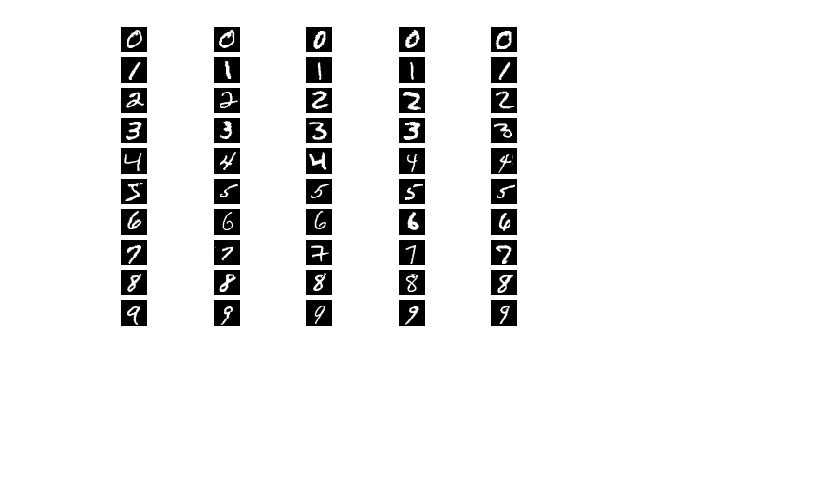
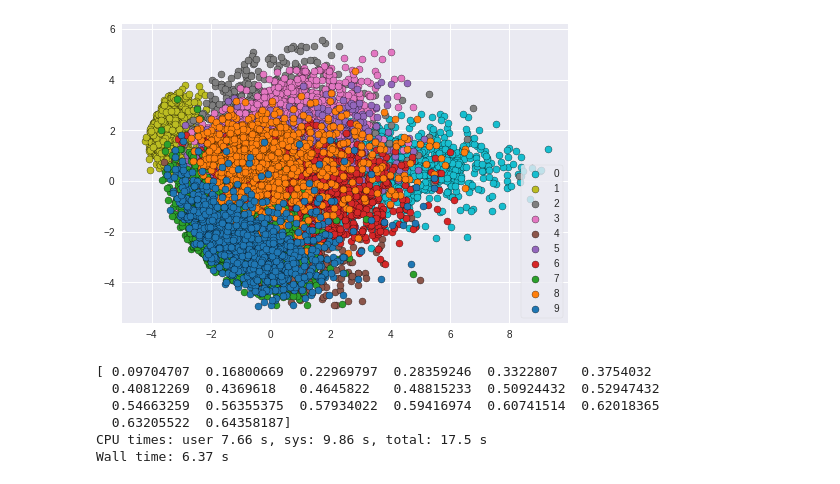
Before and after one commit to amoshyc/ccu-multimedia, a Jupyter notebook: hw2/main.ipynb, the cells around one changed output. Drawn from its saved outputs; the diff is of its cells as text; code cells hidden in the pictures; blank space fills up the shorter version.

Commit message:
Add plot proto

```diff
--- a/hw2/main.ipynb
+++ b/hw2/main.ipynb
@@ -19,7 +16,7 @@ from sklearn.decomposition import PCA
 # Data from https://www.csie.ntu.edu.tw/~cjlin/libsvmtools/datasets/multiclass.html#mnist
 
 def load_xy(folder, pbar=True):
-    with open(folder / 'data', 'r') as f:
+    with (folder / 'data').open('r') as f:
         data = f.readlines()
     if pbar:
         data = tqdm(data)
@@ -31,10 +28,10 @@ def load_xy(folder, pbar=True):
         ys[i] = int(ts[0])
         for t in ts[1:]:
             idx = t.find(':')
-            xs[i][int(t[:idx]) - 1] = int(t[idx + 1:])
+            xs[i][int(t[:idx]) - 1] = int(t[idx + 1:]) / 255
 
     return xs, ys
 
 data = Path('../data/')
-x_train, y_train = load_xy(data / 'mnist')
-x_val, y_val = load_xy(data / 'mnist.t')
+x_train, y_train = load_xy(data / 'mnist', pbar=False)
+x_valid, y_valid = load_xy(data / 'mnist.t', pbar=False)
@@ -48,13 +38,33 @@ If you're reading this message in another notebook frontend (for example, a stat
-# %%
-fig, axes = plt.subplots(nrows=10, ncols=5)
-xs, ys = x_train[:80], y_train[:80]
-for y in range(10):
-    imgs = xs[ys == y]
-    for i in range(min(len(imgs), 5)):
-        axes[y, i].imshow(imgs[i].reshape(28, 28), cmap='gray')
-        axes[y, i].axis('off')
-plt.show()
-# %% [output]
-[figure, removed]
+# %%
+def plot(xs, ys, ax=None, title=''):
+    cmap = plt.cm.tab10_r
+    xs = PCA(n_components=2).fit_transform(xs)
+    ax = ax if ax else plt.subplot()
+    for y in range(10):
+        data = xs[ys == y, :]
+        ax.scatter(data[:, 0], data[:, 1], c=cmap(y / 10), label=y, edgecolors='k')
+    ax.legend(loc='lower right', frameon=True)
+    ax.set_title(title)
+    return ax
+
+ax = plot(x_valid, y_valid)
+plt.show()
+# %% [output]
+[figure, added]
+# %%
+%%time
+
+pca = PCA(n_components=20)
+pca.fit(x_train)
+xt, yt = pca.transform(x_train), y_train
+xv, yv = pca.transform(x_valid), y_valid
+print(pca.explained_variance_ratio_.cumsum())
+# %% [output]
+[ 0.09704707  0.16800669  0.22969797  0.28359246  0.3322807   0.3754032
+  0.40812269  0.4369618   0.4645822   0.48815233  0.50924432  0.52947432
+  0.54663259  0.56355375  0.57934022  0.59416974  0.60741514  0.62018365
+  0.63205522  0.64358187]
+CPU times: user 7.66 s, sys: 9.86 s, total: 17.5 s
+Wall time: 6.37 s
 # %%
 %%time
```
Also changed, not shown: parts of 6 cells of this notebook.
